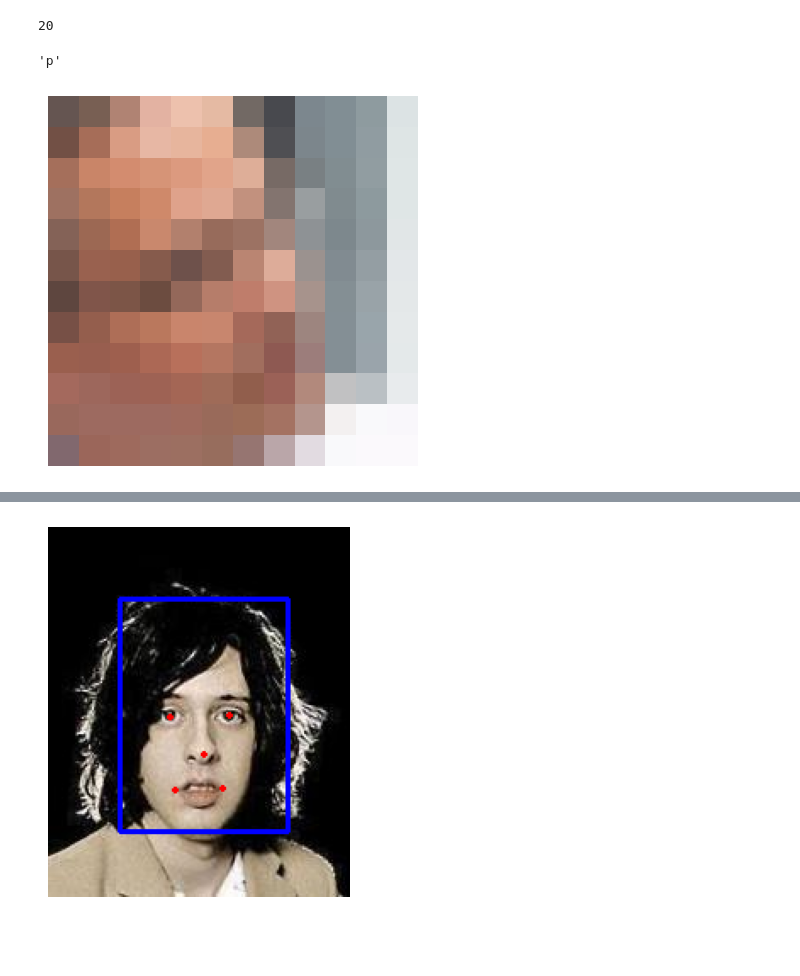
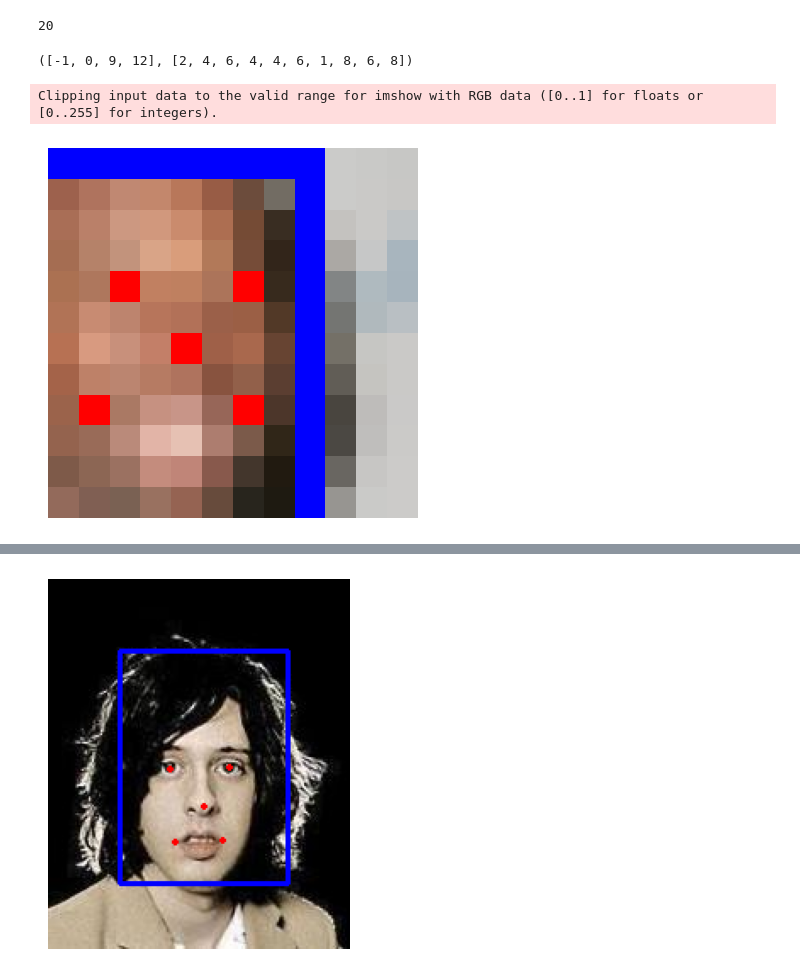
Before and after one commit to ZiJie-Duan/AI_GOGOGO, a Jupyter notebook: Pytorch/face_loc/test.ipynb, the cells around one changed output, grey strips where cells are left out. Cells and saved outputs as stored; diff of their text form; code cells hidden in the pictures; blank space fills up the shorter version.

Commit message:
feat : add ceb data set

```diff
--- a/Pytorch/face_loc/test.ipynb
+++ b/Pytorch/face_loc/test.ipynb
@@ -11,30 +12,3 @@ import matplotlib.pyplot as plt
-# %%
-
-def unnormalize(tensor, mean=[0.485, 0.456, 0.406], std=[0.229, 0.224, 0.225]):
-    """反标准化PyTorch tensor图像"""
-    for t, m, s in zip(tensor, mean, std):  # 对每个通道进行操作
-        t.mul_(s).add_(m)  # 对应于 (x * std) + mean
-    return tensor
-
-def visualize_transformed_image(tensor_image, mean=[0.485, 0.456, 0.406], std=[0.229, 0.224, 0.225]):
-    """
-    反标准化并可视化PyTorch tensor图像。
-
-    Parameters:
-    - tensor_image: PyTorch tensor，代表经过transform变换的图像。
-    - mean: 标准化时使用的均值，应与transform操作中的均值相对应。
-    - std: 标准化时使用的标准差，应与transform操作中的标准差相对应。
-    """
-    # 克隆图像tensor以避免修改原始数据，并进行反标准化处理
-    unnormalized_image = unnormalize(tensor_image.clone().detach(), mean, std)
-
-    # 将tensor图像转换为NumPy数组，并调整形状为HxWxC以适应matplotlib
-    img = unnormalized_image.numpy().transpose((1, 2, 0))
-
-    # 使用matplotlib展示图像
-    plt.imshow(img)
-    plt.axis('off')  # 不显示坐标轴
-    plt.show()
 # %%
 
 class CELEBADriver:
@@ -348,17 +435,18 @@ len(mtcd)
 # %% [output]
 20
 # %%
-r = mtcd.__getitem__(600)
+r = mtcd.__getitem__(0)
 # %%
-sample_index = 0
+sample_index = -3
 # %%
-r[sample_index][0]
+r[sample_index][2:]
 # %% [output]
-'p'
+([-1, 0, 9, 12], [2, 4, 6, 4, 4, 6, 1, 8, 6, 8])
 # %%
-visualize_transformed_image(r[sample_index][1])
+visualize_transformed_image(r[sample_index][1], r[sample_index][2], r[sample_index][3])
 # %% [output]
+Clipping input data to the valid range for imshow with RGB data ([0..1] for floats or [0..255] for integers).
-[figure, old version]
+[figure, new version]
 # %%
 r[sample_index][2]
 # %% [output]
```
Also changed, not shown: parts of 5 cells of this notebook.
